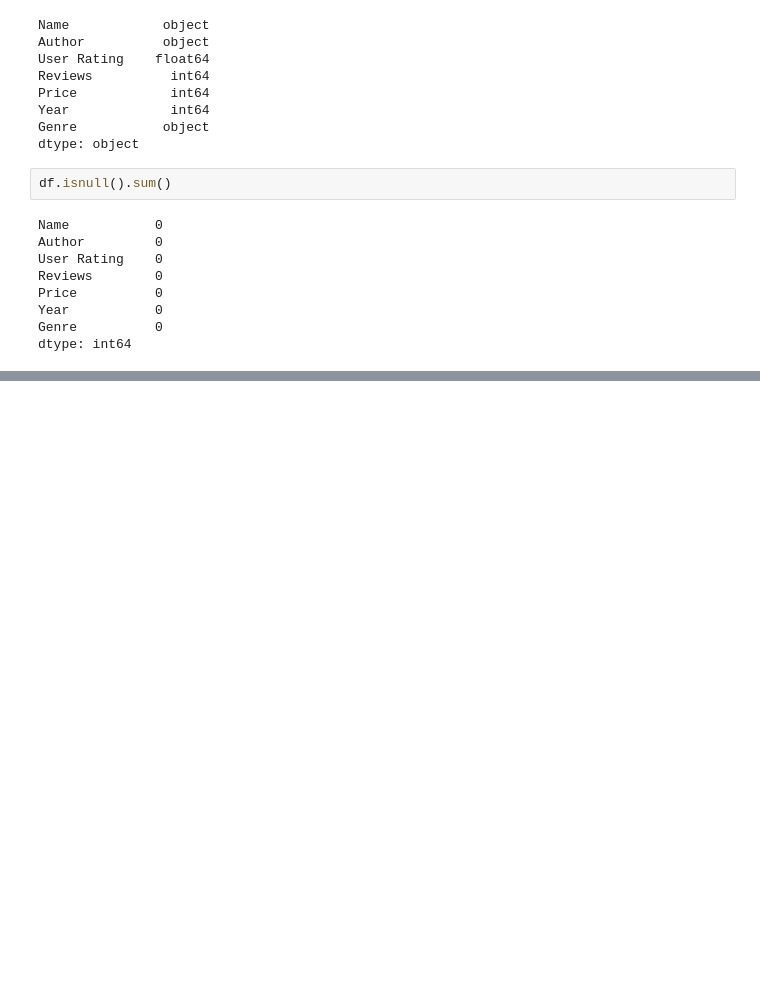
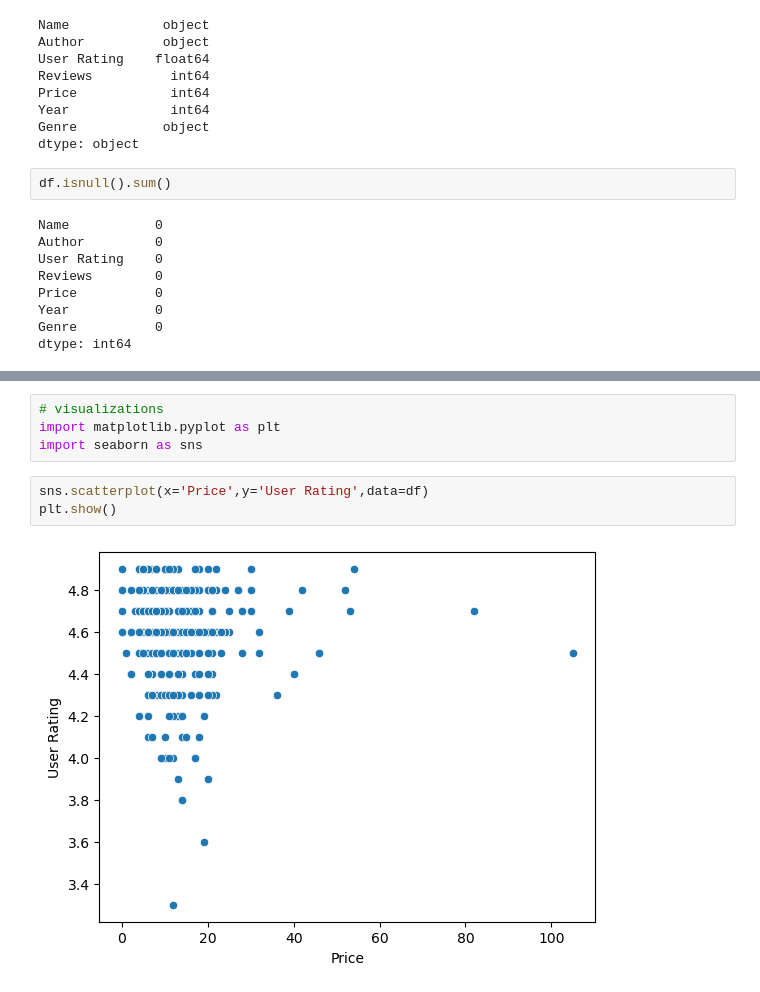
Before and after one commit to Prayush77/Amazon_bestselers_analysis, a Jupyter notebook: src/main.ipynb, the cells around one changed output, grey strips where cells are left out. Drawn from its saved outputs; the diff is of its cells as text; blank space fills up the shorter version.

Commit message:
visualiztions & how many times each author has made it to amazo best seller list

```diff
--- a/src/main.ipynb
+++ b/src/main.ipynb
@@ -53,0 +44,9 @@ df[['Price','User Rating']]
+# %%
+# visualizations
+import matplotlib.pyplot as plt
+import seaborn as sns
+# %%
+sns.scatterplot(x='Price',y='User Rating',data=df)
+plt.show()
+# %% [output]
+[figure, added]
```
Also changed, not shown: parts of 10 cells of this notebook.
